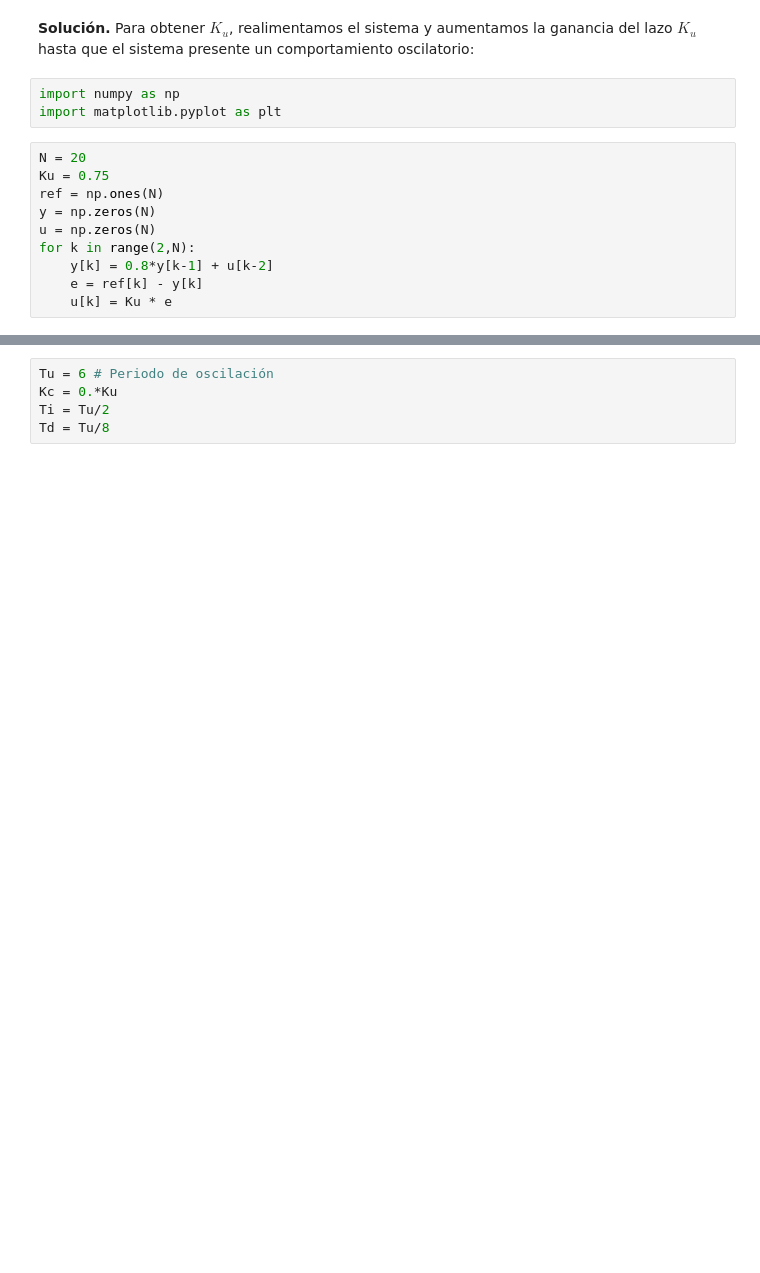
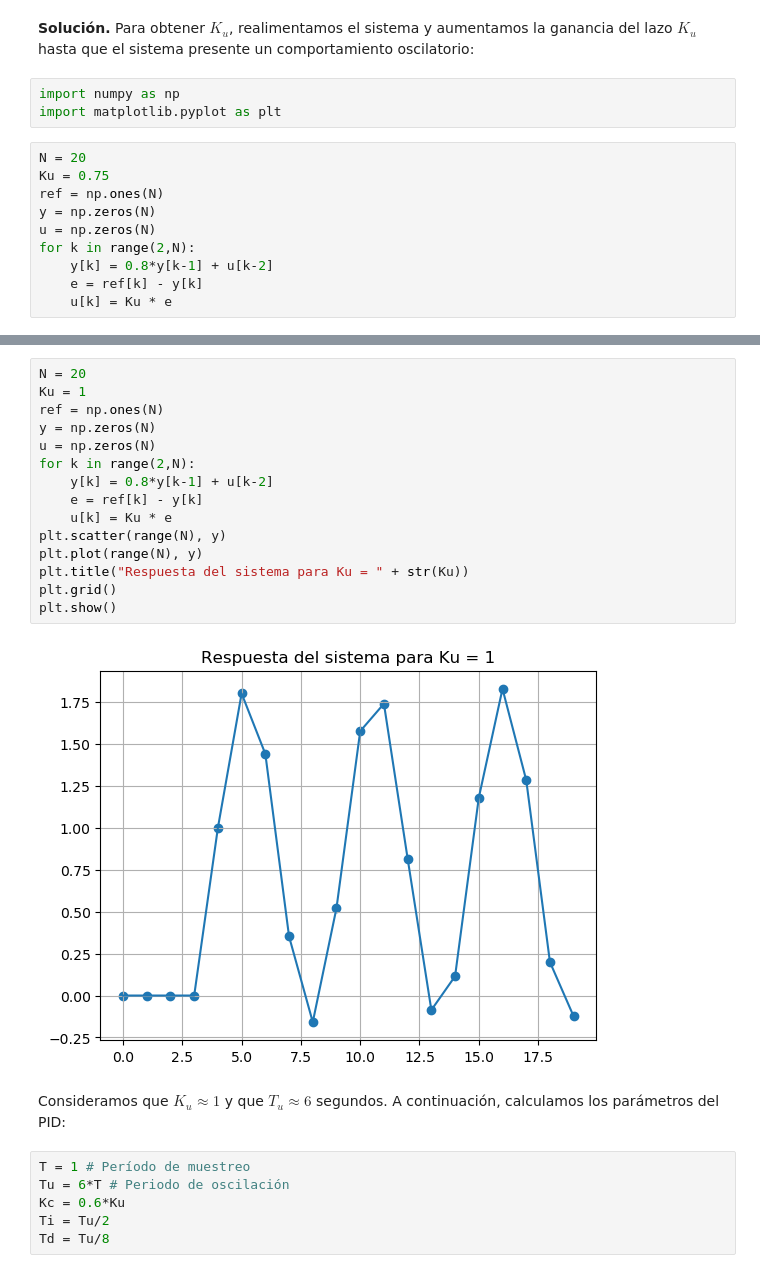
Before and after one commit to pablocarb/ari-notebooks, a Jupyter notebook: T4.ipynb, the cells around one changed output, grey strips where cells are left out. Drawn from its saved outputs; the diff is of its cells as text; blank space fills up the shorter version.

```diff
--- a/T4.ipynb
+++ b/T4.ipynb
@@ -35,5 +36,25 @@ plt.show()
+# %%
+N = 20
+Ku = 1
+ref = np.ones(N)
+y = np.zeros(N)
+u = np.zeros(N)
+for k in range(2,N):
+    y[k] = 0.8*y[k-1] + u[k-2]
+    e = ref[k] - y[k]
+    u[k] = Ku * e
+plt.scatter(range(N), y)
+plt.plot(range(N), y)
+plt.title("Respuesta del sistema para Ku = " + str(Ku))
+plt.grid()
+plt.show()
+# %% [output]
+[figure, added]
+# %% [markdown]
+Consideramos que $K_u \approx 1 $ y que $T_u \approx 6$ segundos. A continuación, calculamos los parámetros del PID:
 # %%
-Tu = 6 # Periodo de oscilación
-Kc = 0.*Ku
+T = 1 # Período de muestreo
+Tu = 6*T # Periodo de oscilación
+Kc = 0.6*Ku
 Ti = Tu/2
 Td = Tu/8
```
Also changed, not shown: parts of 16 cells of this notebook.
